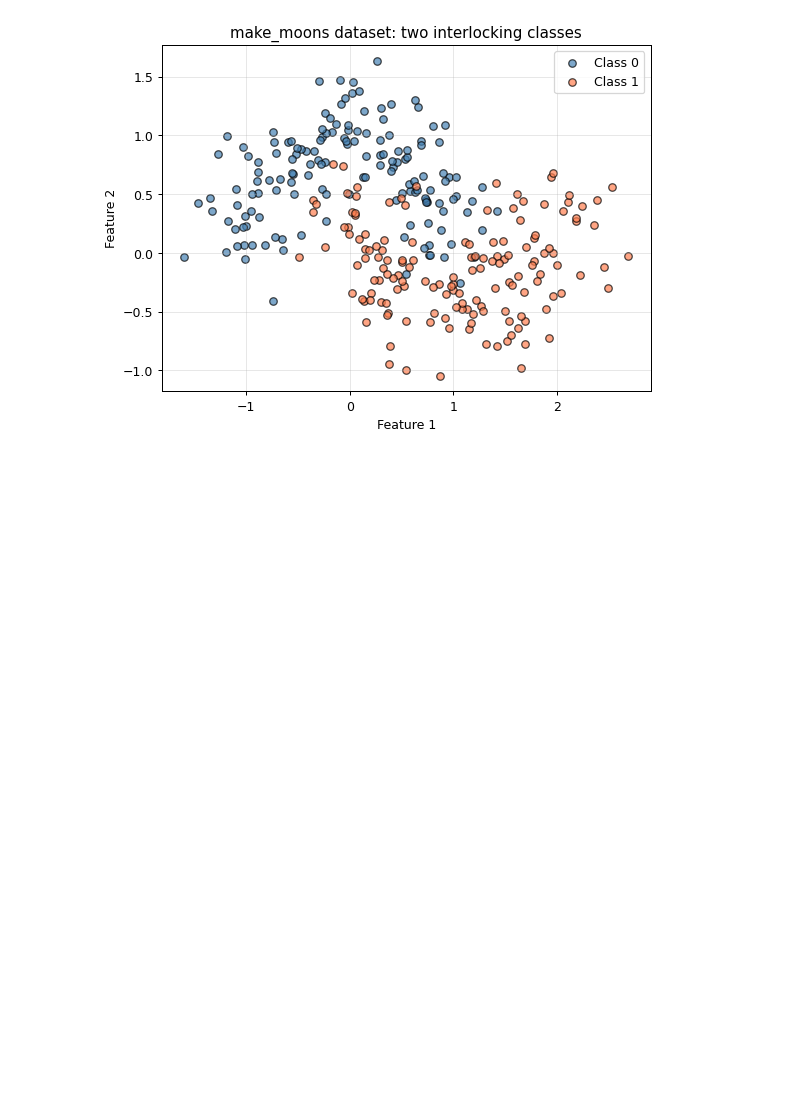
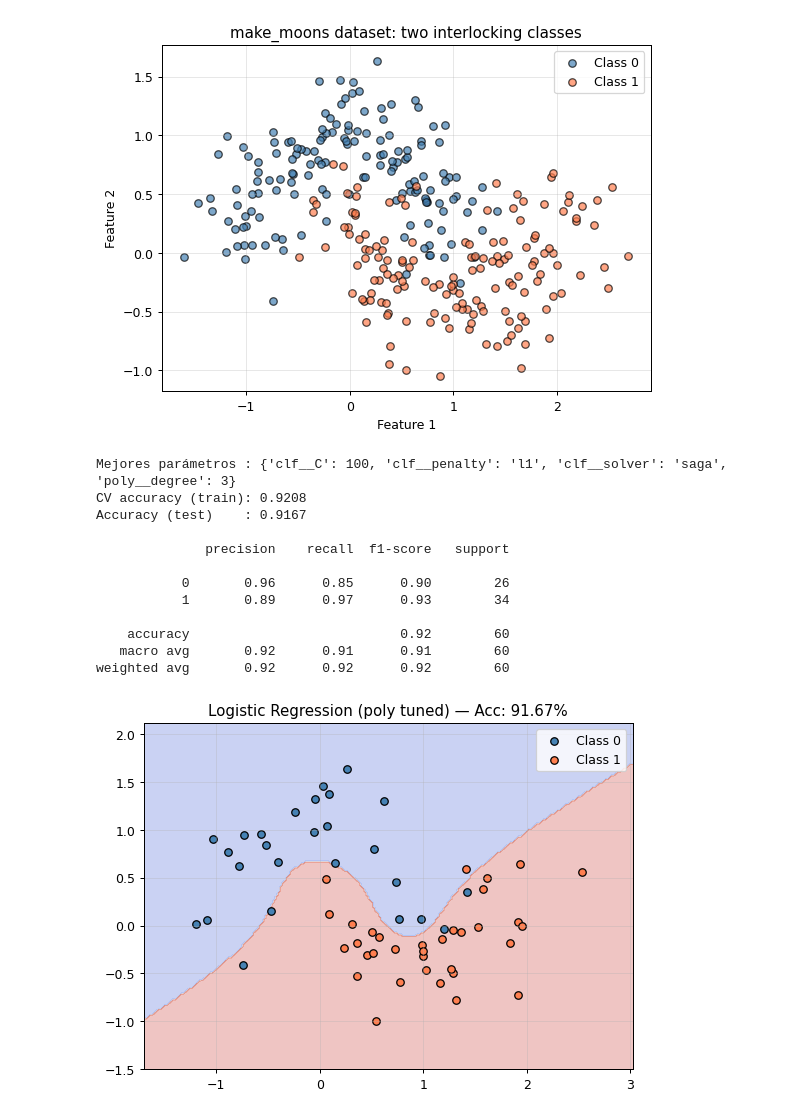
Before and after one commit to DanielSozoranga/Machine-Learning-6-SIN-A-Mar-Jul-2026, a Jupyter notebook: trees.ipynb, the cells around one changed output. Drawn from its saved outputs; the diff is of its cells as text; code cells hidden in the pictures; blank space fills up the shorter version.

```diff
--- a/trees.ipynb
+++ b/trees.ipynb
@@ -32,3 +32,48 @@ plt.grid(alpha=0.3)
 plt.show()
 # %% [output]
 [figure]
+# %%
+from sklearn.preprocessing import PolynomialFeatures
+
+pipe = Pipeline([
+    ('poly',   PolynomialFeatures(degree=3, include_bias=False)),
+    ('scaler', StandardScaler()),
+    ('clf',    LogisticRegression(max_iter=10000))
+])
+
+param_grid = {
+    'poly__degree': [2, 3, 4],
+    'clf__C':       [0.01, 0.1, 1, 10, 100],
+    'clf__penalty': ['l1', 'l2'],
+    'clf__solver':  ['liblinear', 'saga']
+}
+
+grid = GridSearchCV(pipe, param_grid, cv=5, scoring='accuracy', n_jobs=-1)
+grid.fit(X_train, y_train)
+
+best_model = grid.best_estimator_
+acc_logreg  = accuracy_score(y_test, best_model.predict(X_test))
+cv_score    = grid.best_score_
+
+print(f'Mejores parámetros : {grid.best_params_}')
+print(f'CV accuracy (train): {cv_score:.4f}')
+print(f'Accuracy (test)    : {acc_logreg:.4f}')
+print()
+print(classification_report(y_test, best_model.predict(X_test)))
+
+plot_decision_boundary(best_model, X_test, y_test,
+                       f'Logistic Regression (poly tuned) — Acc: {acc_logreg:.2%}')
+# %% [output]
+Mejores parámetros : {'clf__C': 100, 'clf__penalty': 'l1', 'clf__solver': 'saga', 'poly__degree': 3}
+CV accuracy (train): 0.9208
+Accuracy (test)    : 0.9167
+
+              precision    recall  f1-score   support
+
+           0       0.96      0.85      0.90        26
+           1       0.89      0.97      0.93        34
+
+    accuracy                           0.92        60
+   macro avg       0.92      0.91      0.91        60
+weighted avg       0.92      0.92      0.92        60
+[figure, added]
```
Also changed, not shown: parts of 1 cell of this notebook.
